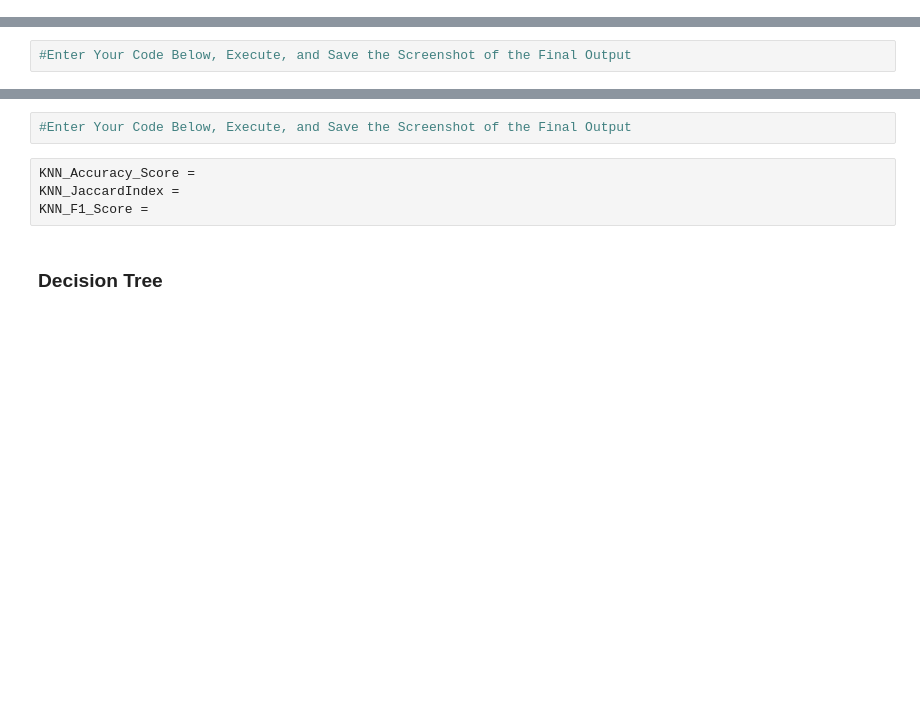
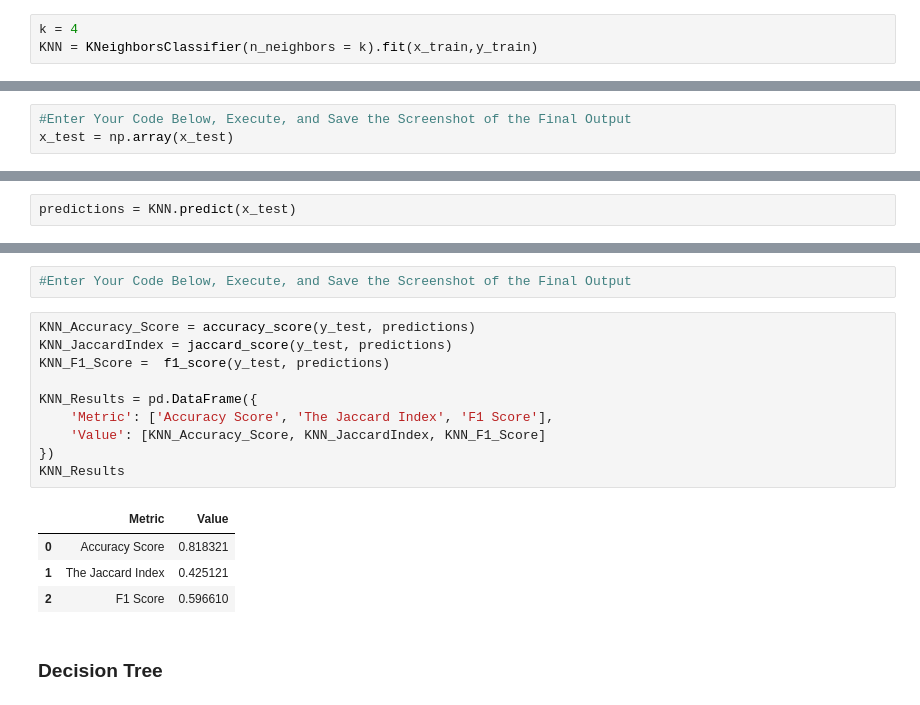
Before and after one commit to corbinae/MachineLearning, a Jupyter notebook: ML0101EN_SkillUp_FinalAssignment.jupyterlite.ipynb, the cells around one changed output, grey strips where cells are left out. Cells and saved outputs as stored; diff of their text form; blank space fills up the shorter version.

```diff
--- a/ML0101EN_SkillUp_FinalAssignment.jupyterlite.ipynb
+++ b/ML0101EN_SkillUp_FinalAssignment.jupyterlite.ipynb
@@ -235,4 +285,8 @@ KNN =
+# %%
+k = 4
+KNN = KNeighborsClassifier(n_neighbors = k).fit(x_train,y_train)
 # %% [markdown]
 #### Q7) Now use the `predict` method on the testing data (`x_test`) and save it to the array `predictions`.
 # %%
 #Enter Your Code Below, Execute, and Save the Screenshot of the Final Output
+x_test = np.array(x_test)
@@ -241,11 +293,24 @@ predictions =
+# %%
+predictions = KNN.predict(x_test)
 # %% [markdown]
 #### Q8) Using the `predictions` and the `y_test` dataframe calculate the value for each metric using the appropriate function.
 # %%
 #Enter Your Code Below, Execute, and Save the Screenshot of the Final Output
-# %%
-KNN_Accuracy_Score =
-KNN_JaccardIndex =
-KNN_F1_Score =
+# %%
+KNN_Accuracy_Score = accuracy_score(y_test, predictions)
+KNN_JaccardIndex = jaccard_score(y_test, predictions)
+KNN_F1_Score =  f1_score(y_test, predictions)
+
+KNN_Results = pd.DataFrame({
+    'Metric': ['Accuracy Score', 'The Jaccard Index', 'F1 Score'],
+    'Value': [KNN_Accuracy_Score, KNN_JaccardIndex, KNN_F1_Score]
+})
+KNN_Results
+# %% [output]
+|  | Metric | Value |
+| 0 | Accuracy Score | 0.818321 |
+| 1 | The Jaccard Index | 0.425121 |
+| 2 | F1 Score | 0.596610 |
 # %% [markdown]
 ### Decision Tree
 # %% [markdown]
```
Also changed, not shown: parts of 40 cells of this notebook.
